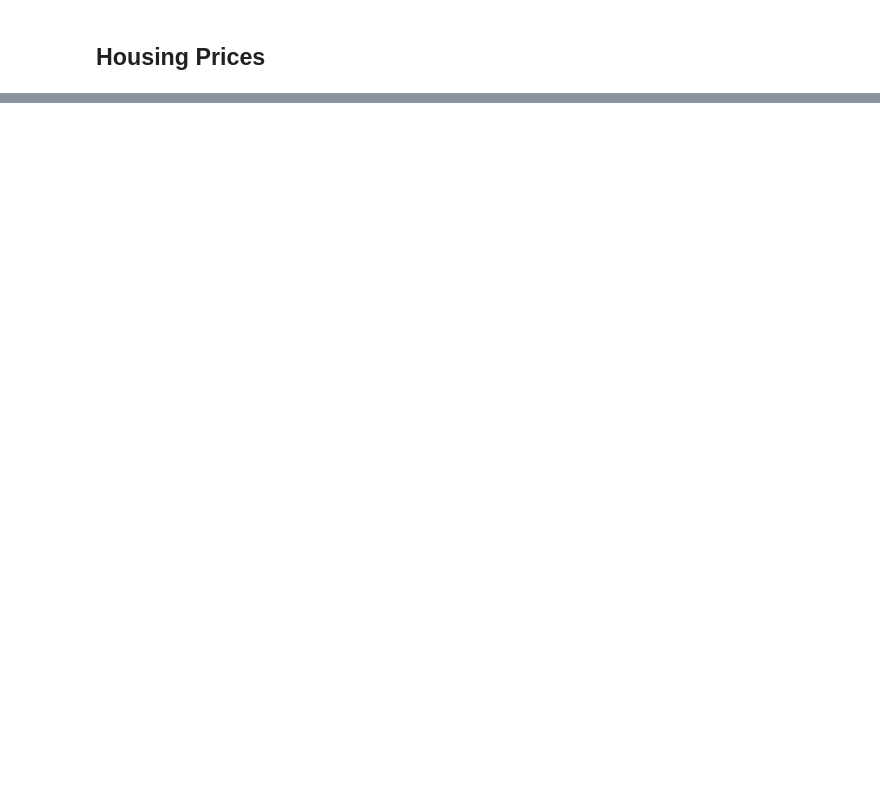
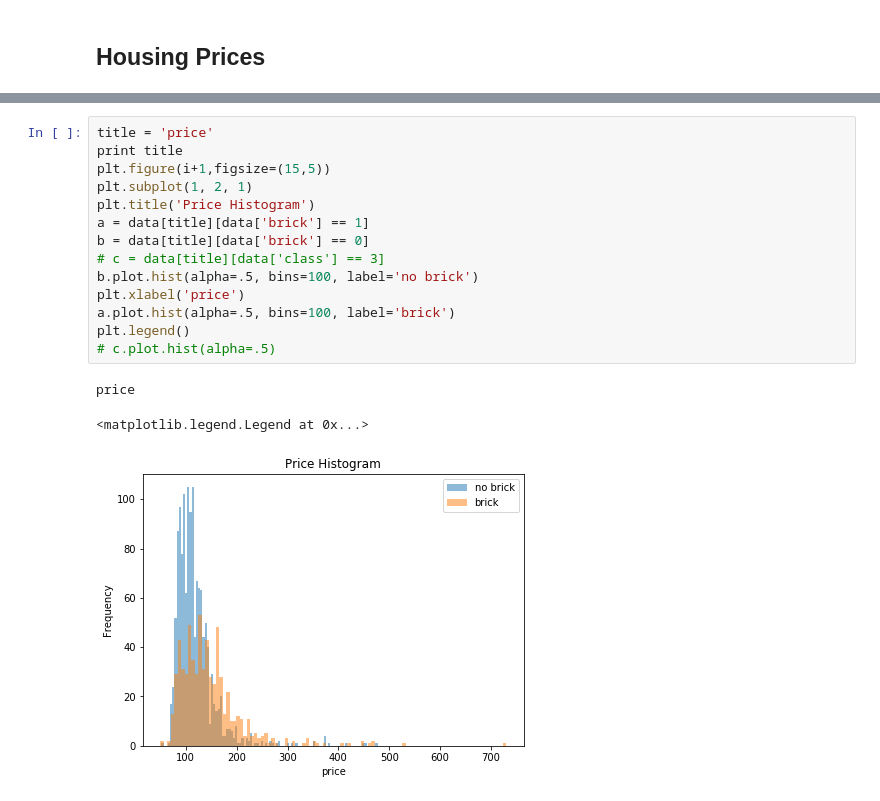
Before and after one commit to ingrid88/adoreMe, a Jupyter notebook: Housing Prices.ipynb, the cells around one changed output, grey strips where cells are left out. Saved outputs shown, nothing was run; the diff lists cells and outputs as text; blank space fills up the shorter version.

Commit message:
add data and updated analysis

```diff
--- a/Housing Prices.ipynb
+++ b/Housing Prices.ipynb
@@ -39,0 +76,18 @@ correlated_features[correlated_features[0] > .4]
+# %%
+title = 'price'
+print title
+plt.figure(i+1,figsize=(15,5))
+plt.subplot(1, 2, 1)
+plt.title('Price Histogram')
+a = data[title][data['brick'] == 1]
+b = data[title][data['brick'] == 0]
+# c = data[title][data['class'] == 3]
+b.plot.hist(alpha=.5, bins=100, label='no brick')
+plt.xlabel('price')
+a.plot.hist(alpha=.5, bins=100, label='brick')
+plt.legend()
+# c.plot.hist(alpha=.5)
+# %% [output]
+price
+<matplotlib.legend.Legend at 0x...>
+[figure, added]
```
Also changed, not shown: parts of 19 cells of this notebook, 2 other files.
